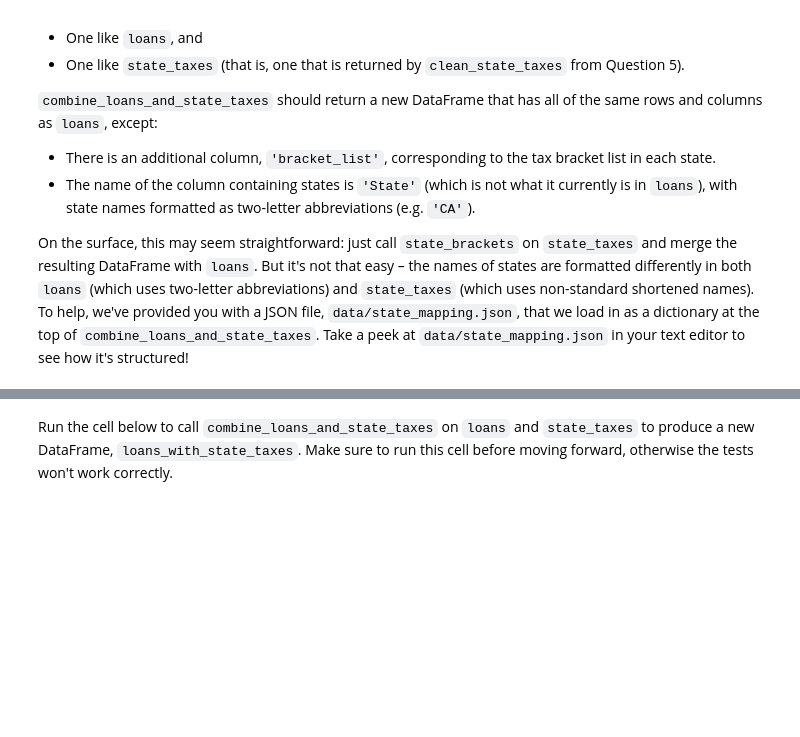
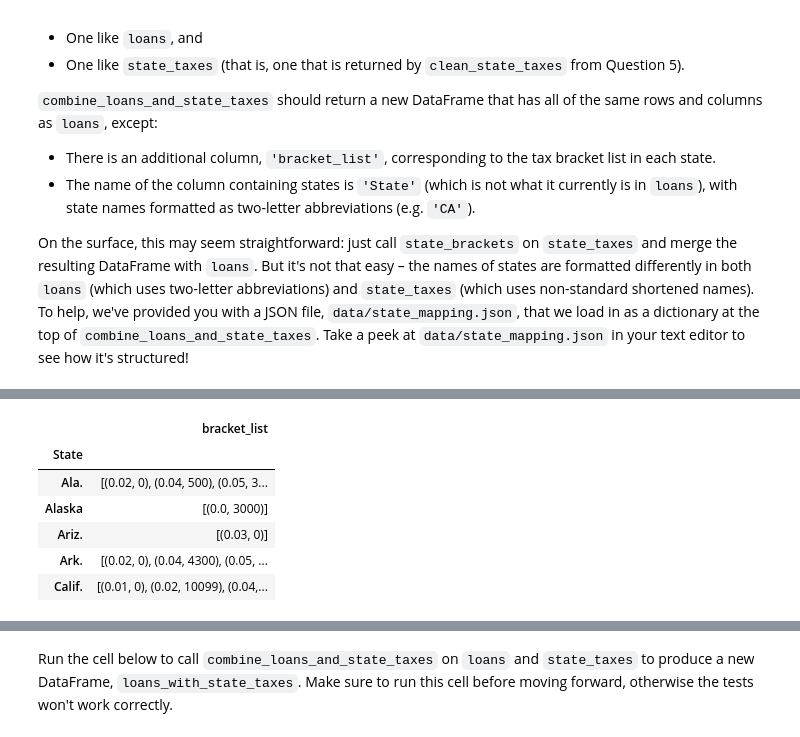
Before and after one commit to ri2658/dsc80-2026-fa, a Jupyter notebook: projects/proj02/project.ipynb, the cells around one changed output, grey strips where cells are left out. Cells and saved outputs as stored; diff of their text form; code cells hidden in the pictures; blank space fills up the shorter version.

```diff
--- a/projects/proj02/project.ipynb
+++ b/projects/proj02/project.ipynb
@@ -1058,0 +1033,10 @@ On the surface, this may seem straightforward: just call `state_brackets` on `st
+# %%
+state_taxes.groupby('State').apply(lambda df : list(zip(df['Rate'], df['Lower Limit']))).to_frame('bracket_list').head()
+# %% [output]
+|  | bracket_list |
+| State |  |
+| Ala. | [(0.02, 0), (0.04, 500), (0.05, 3... |
+| Alaska | [(0.0, 3000)] |
+| Ariz. | [(0.03, 0)] |
+| Ark. | [(0.02, 0), (0.04, 4300), (0.05, ... |
+| Calif. | [(0.01, 0), (0.02, 10099), (0.04,... |
```
Also changed, not shown: parts of 18 cells of this notebook, 2 other files.
